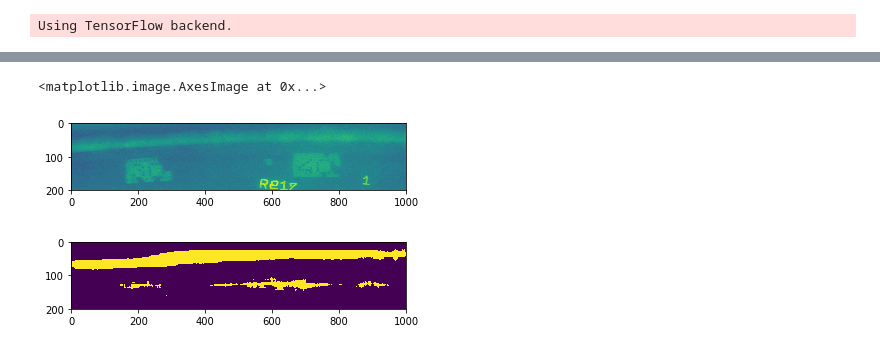
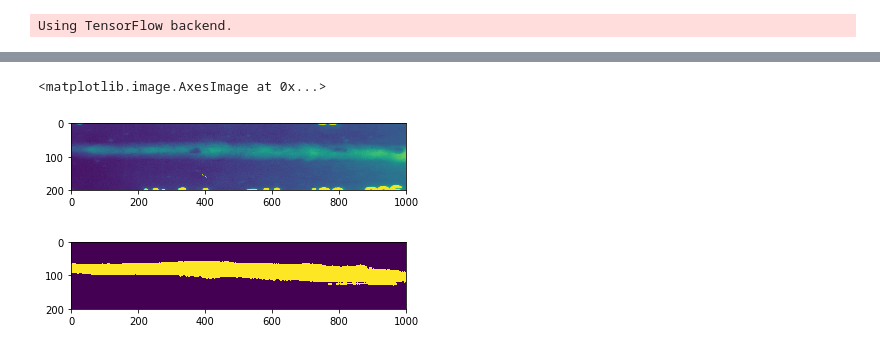
Before and after one commit to anasali90/code_samples, a Jupyter notebook: weld_seam_segmentation/segmentation_test.ipynb, the cells around one changed output, grey strips where cells are left out. Saved outputs shown, nothing was run; the diff lists cells and outputs as text; code cells hidden in the pictures.

```diff
--- a/weld_seam_segmentation/segmentation_test.ipynb
+++ b/weld_seam_segmentation/segmentation_test.ipynb
@@ -29,28 +29,28 @@ Trainable params: 4,880,434
 Non-trainable params: 2,208
 _________________________________________________________________
 # %%
-img = cv2.imread('./test_data/W0003_0023.png', 0)
+img = cv2.imread('./test_data/W (180).JPG', 0)
 #img = cv2.equalizeHist(img)
 #label = cv2.imread('/home/iali/welds/data/masks/masks/w110.png', 0)
 #label = cv2.resize(label, (1000,200))
 
 img = cv2.resize(img, (1000,200,))
 
 img = np.expand_dims(img,axis=2)
 img = np.expand_dims(img,axis=0)
 img = img/255
 
 output = model.predict(img, batch_size=1)
 
 
 newout = output[0,:,:,0]
 
 newout=np.greater(newout, np.ones_like(newout)*0.5)
 fig, axs = plt.subplots(2)
 
 axs[0].imshow(img[0,:,:,0])
 #axs[1].imshow(label)
 axs[1].imshow(newout)
 # %% [output]
 <matplotlib.image.AxesImage at 0x...>
-[figure, old version]
+[figure, new version]
```
Also changed, not shown: 1 other file.
